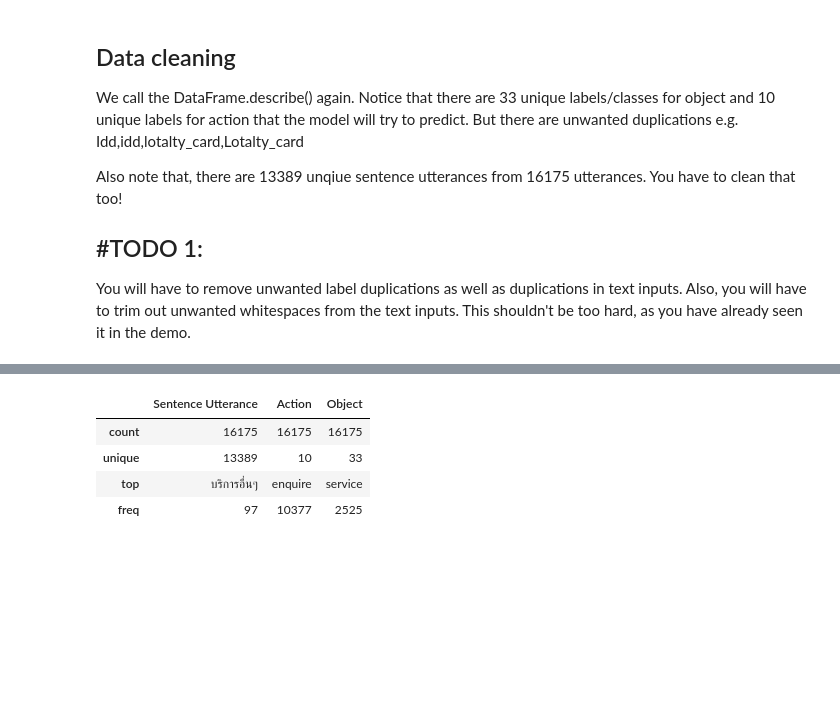
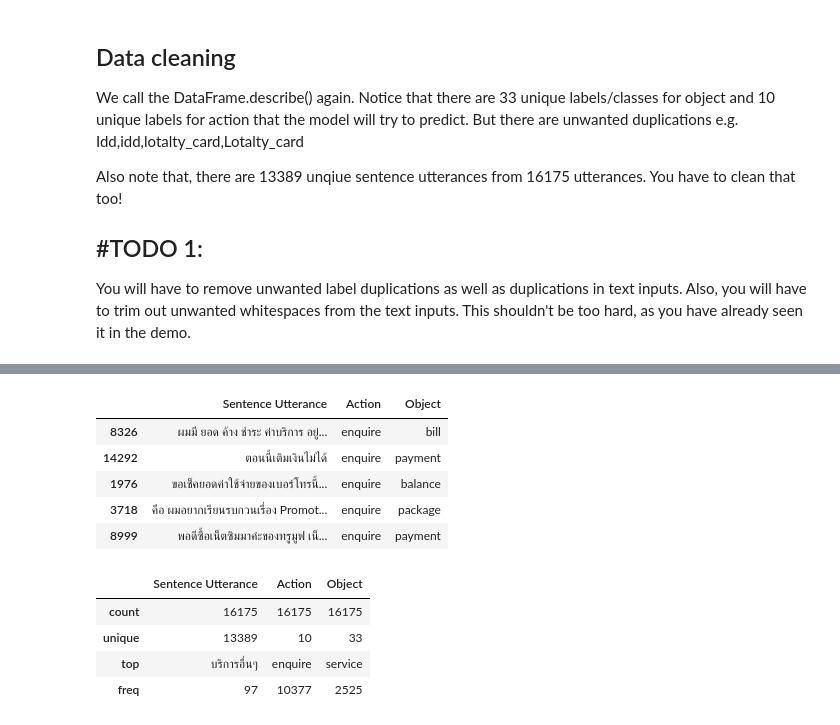
Before and after one commit to Grumpy-Mephisto/KMITL, a Jupyter notebook: Natural Language Processing/02-assignment/Assignment 2 - Text classification.ipynb, the cells around one changed output, grey strips where cells are left out. Drawn from its saved outputs; the diff is of its cells as text; code cells hidden in the pictures; blank space fills up the shorter version.

```diff
--- a/Natural Language Processing/02-assignment/Assignment 2 - Text classification.ipynb
+++ b/Natural Language Processing/02-assignment/Assignment 2 - Text classification.ipynb
@@ -112,7 +93,9 @@ array(['enquire', 'report', 'cancel', 'Enquire', 'buy', 'activate',
 # %%
 # 1. Convert the Object and Action columns to lowercase
-data_df["Object"] = data_df["Object"].str.lower()
-data_df["Action"] = data_df["Action"].str.lower()
+# 2. Clean the Object and Action columns by removing any leading or trailing white spaces
+data_df["Object"] = data_df["Object"].str.lower().str.strip()
+data_df["Action"] = data_df["Action"].str.lower().str.strip()
+
 display(data_df.describe())
 display(data_df.Object.unique())
 display(data_df.Action.unique())
@@ -133,0 +116,14 @@ array(['enquire', 'report', 'cancel', 'buy', 'activate', 'request',
+# %%
+# 3. Convert number of each (count) Sentence Utterance, Action, and Object to equal number of each (unique) Sentence Utterance
+unique_counts = data_df["Sentence Utterance"].value_counts()
+max_count = unique_counts.max()
+
+data_df = (
+    data_df.groupby("Sentence Utterance")
+    .apply(lambda x: x.sample(n=max_count))
+    .reset_index(drop=True)
+)
+
+display(data_df.describe())
+display(data_df.Object.unique())
+display(data_df.Action.unique())
@@ -134,3 +144,13 @@ array(['enquire', 'report', 'cancel', 'buy', 'activate', 'request',
+# %%
+# 4. Display head of the data
+display(data_df.head())
+# %% [output]
+|  | Sentence Utterance | Action | Object |
+| 8326 | ผมมี ยอด ค้าง ชำระ ค่าบริการ อยู่... | enquire | bill |
+| 14292 | ตอนนี้เติมเงินไม่ได้ | enquire | payment |
+| 1976 | ขอเช็คยอดค่าใช้จ่ายของเบอร์โทรนี้... | enquire | balance |
+| 3718 | คือ ผมอยากเรียนรบกวนเรื่อง Promot... | enquire | package |
+| 8999 | พอดีซื้อเน็ตซิมมาค่ะของทรูมูฟ เน็... | enquire | payment |
 # %%
 ### To Do 1 ###
 display(data_df.describe())
```
Also changed, not shown: parts of 4 cells of this notebook.
